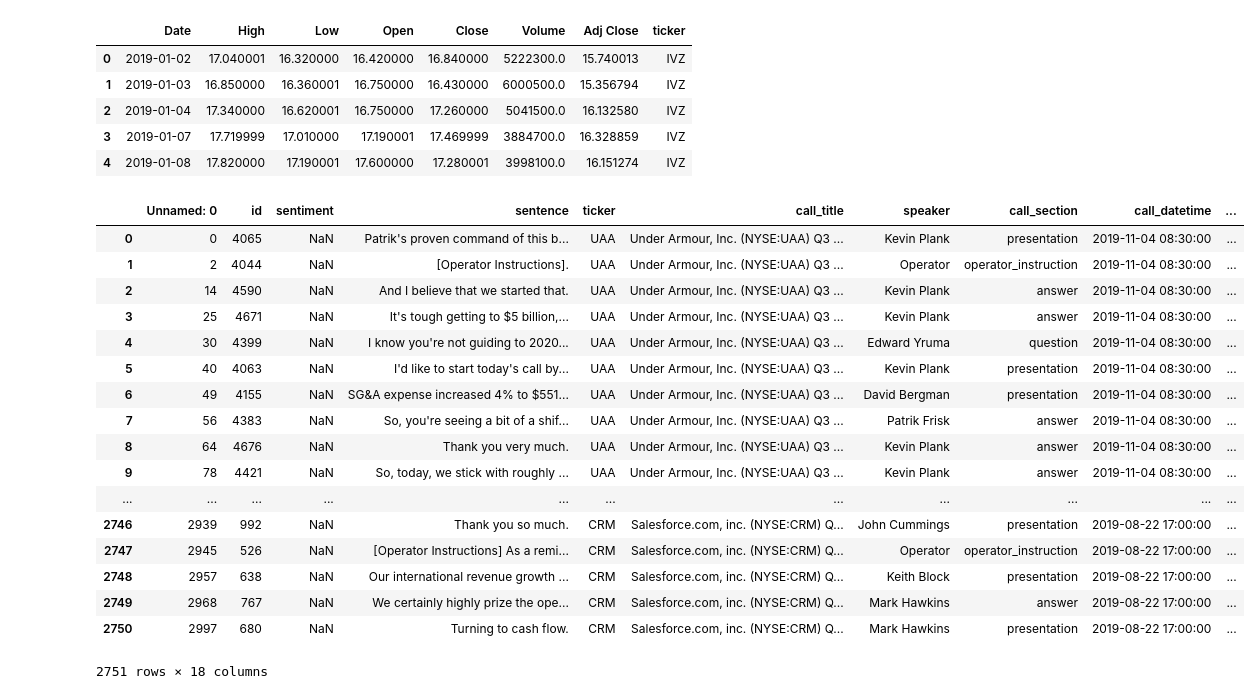
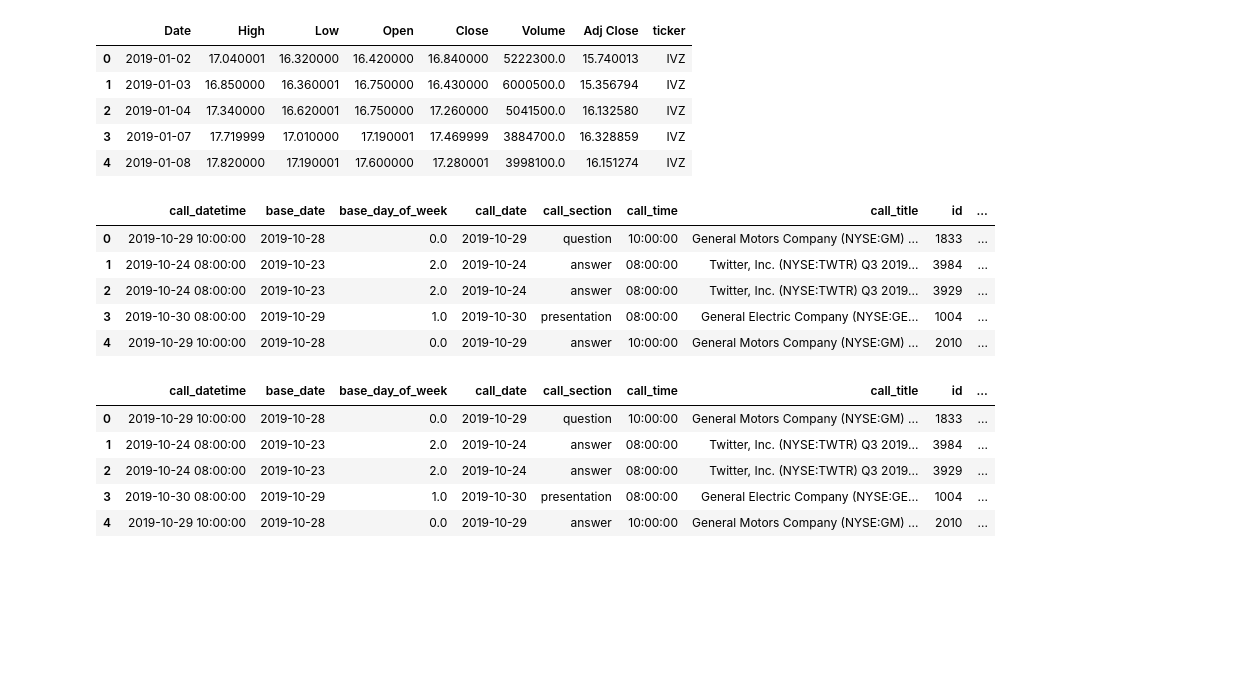
Before and after one commit to Final-Project-BAHF/Sweet_N_Sour_Sentiment, a Jupyter notebook: sweet_n_sour/Andrew/merged_df.ipynb, the cells around one changed output. Drawn from its saved outputs; the diff is of its cells as text; code cells hidden in the pictures; blank space fills up the shorter version.

```diff
--- a/sweet_n_sour/Andrew/merged_df.ipynb
+++ b/sweet_n_sour/Andrew/merged_df.ipynb
@@ -6,7 +6,10 @@ import quandl
 import pandas as pd
 from datetime import datetime
 # %%
-date_df = pd.read_csv('../../db/sentences_sample_with_datetime.csv',sep=',')
+date_df = pd.read_csv('../../db/sentences_sample_with_datetime2.csv',sep=',')
 date_df['call_date'] = pd.to_datetime(date_df['call_date']).dt.date
+date_df['base_date'] = pd.to_datetime(date_df['base_date']).dt.date
+date_df['next_date'] = pd.to_datetime(date_df['next_date']).dt.date
+
 date_df.head()
 # %% [output]
@@ -27,25 +30,25 @@ price_df.head()
 | 2 | 2019-01-04 | 17.340000 | 16.620001 | 16.750000 | 17.260000 | 5041500.0 | 16.132580 | IVZ |
 | 3 | 2019-01-07 | 17.719999 | 17.010000 | 17.190001 | 17.469999 | 3884700.0 | 16.328859 | IVZ |
 | 4 | 2019-01-08 | 17.820000 | 17.190001 | 17.600000 | 17.280001 | 3998100.0 | 16.151274 | IVZ |
+# %%
+merged_df = date_df
+merged_df.head()
+# %% [output]
+|  | call_datetime | base_date | base_day_of_week | call_date | call_section | call_time | call_title | id | ... |
+| 0 | 2019-10-29 10:00:00 | 2019-10-28 | 0.0 | 2019-10-29 | question | 10:00:00 | General Motors Company (NYSE:GM) ... | 1833 | ... |
+| 1 | 2019-10-24 08:00:00 | 2019-10-23 | 2.0 | 2019-10-24 | answer | 08:00:00 | Twitter, Inc. (NYSE:TWTR) Q3 2019... | 3984 | ... |
+| 2 | 2019-10-24 08:00:00 | 2019-10-23 | 2.0 | 2019-10-24 | answer | 08:00:00 | Twitter, Inc. (NYSE:TWTR) Q3 2019... | 3929 | ... |
+| 3 | 2019-10-30 08:00:00 | 2019-10-29 | 1.0 | 2019-10-30 | presentation | 08:00:00 | General Electric Company (NYSE:GE... | 1004 | ... |
+| 4 | 2019-10-29 10:00:00 | 2019-10-28 | 0.0 | 2019-10-29 | answer | 10:00:00 | General Motors Company (NYSE:GM) ... | 2010 | ... |
 # %%
-merged_df = date_df.merge(price_df, left_on=['ticker','call_date'], right_on = ['ticker','Date'], how='inner')
-merged_df
+merged_df = date_df.merge(price_df, left_on=['ticker','base_date'], right_on = ['ticker','Date'], how='left')
+merged_df = merged_df.drop(columns=['Date', 'High','Low','Open','Adj Close'])
+merged_df = merged_df.rename(columns={"Close": "base_close", "Volume": "base_volume"})
+merged_df.head()
 # %% [output]
-|  | Unnamed: 0 | id | sentiment | sentence | ticker | call_title | speaker | call_section | call_datetime | ... |
-| 0 | 0 | 4065 | NaN | Patrik's proven command of this b... | UAA | Under Armour, Inc. (NYSE:UAA) Q3 ... | Kevin Plank | presentation | 2019-11-04 08:30:00 | ... |
-| 1 | 2 | 4044 | NaN | [Operator Instructions]. | UAA | Under Armour, Inc. (NYSE:UAA) Q3 ... | Operator | operator_instruction | 2019-11-04 08:30:00 | ... |
-| 2 | 14 | 4590 | NaN | And I believe that we started that. | UAA | Under Armour, Inc. (NYSE:UAA) Q3 ... | Kevin Plank | answer | 2019-11-04 08:30:00 | ... |
-| 3 | 25 | 4671 | NaN | It's tough getting to $5 billion,... | UAA | Under Armour, Inc. (NYSE:UAA) Q3 ... | Kevin Plank | answer | 2019-11-04 08:30:00 | ... |
-| 4 | 30 | 4399 | NaN | I know you're not guiding to 2020... | UAA | Under Armour, Inc. (NYSE:UAA) Q3 ... | Edward Yruma | question | 2019-11-04 08:30:00 | ... |
-| 5 | 40 | 4063 | NaN | I'd like to start today's call by... | UAA | Under Armour, Inc. (NYSE:UAA) Q3 ... | Kevin Plank | presentation | 2019-11-04 08:30:00 | ... |
-| 6 | 49 | 4155 | NaN | SG&A expense increased 4% to $551... | UAA | Under Armour, Inc. (NYSE:UAA) Q3 ... | David Bergman | presentation | 2019-11-04 08:30:00 | ... |
-| 7 | 56 | 4383 | NaN | So, you're seeing a bit of a shif... | UAA | Under Armour, Inc. (NYSE:UAA) Q3 ... | Patrik Frisk | answer | 2019-11-04 08:30:00 | ... |
-| 8 | 64 | 4676 | NaN | Thank you very much. | UAA | Under Armour, Inc. (NYSE:UAA) Q3 ... | Kevin Plank | answer | 2019-11-04 08:30:00 | ... |
-| 9 | 78 | 4421 | NaN | So, today, we stick with roughly ... | UAA | Under Armour, Inc. (NYSE:UAA) Q3 ... | Kevin Plank | answer | 2019-11-04 08:30:00 | ... |
-| ... | ... | ... | ... | ... | ... | ... | ... | ... | ... | ... |
-| 2746 | 2939 | 992 | NaN | Thank you so much. | CRM | Salesforce.com, inc. (NYSE:CRM) Q... | John Cummings | presentation | 2019-08-22 17:00:00 | ... |
-| 2747 | 2945 | 526 | NaN | [Operator Instructions] As a remi... | CRM | Salesforce.com, inc. (NYSE:CRM) Q... | Operator | operator_instruction | 2019-08-22 17:00:00 | ... |
-| 2748 | 2957 | 638 | NaN | Our international revenue growth ... | CRM | Salesforce.com, inc. (NYSE:CRM) Q... | Keith Block | presentation | 2019-08-22 17:00:00 | ... |
-| 2749 | 2968 | 767 | NaN | We certainly highly prize the ope... | CRM | Salesforce.com, inc. (NYSE:CRM) Q... | Mark Hawkins | answer | 2019-08-22 17:00:00 | ... |
-| 2750 | 2997 | 680 | NaN | Turning to cash flow. | CRM | Salesforce.com, inc. (NYSE:CRM) Q... | Mark Hawkins | presentation | 2019-08-22 17:00:00 | ... |
+|  | call_datetime | base_date | base_day_of_week | call_date | call_section | call_time | call_title | id | ... |
+| 0 | 2019-10-29 10:00:00 | 2019-10-28 | 0.0 | 2019-10-29 | question | 10:00:00 | General Motors Company (NYSE:GM) ... | 1833 | ... |
+| 1 | 2019-10-24 08:00:00 | 2019-10-23 | 2.0 | 2019-10-24 | answer | 08:00:00 | Twitter, Inc. (NYSE:TWTR) Q3 2019... | 3984 | ... |
+| 2 | 2019-10-24 08:00:00 | 2019-10-23 | 2.0 | 2019-10-24 | answer | 08:00:00 | Twitter, Inc. (NYSE:TWTR) Q3 2019... | 3929 | ... |
+| 3 | 2019-10-30 08:00:00 | 2019-10-29 | 1.0 | 2019-10-30 | presentation | 08:00:00 | General Electric Company (NYSE:GE... | 1004 | ... |
+| 4 | 2019-10-29 10:00:00 | 2019-10-28 | 0.0 | 2019-10-29 | answer | 10:00:00 | General Motors Company (NYSE:GM) ... | 2010 | ... |
-2751 rows × 18 columns
```
Also changed, not shown: parts of 3 cells of this notebook, 4 other files.
